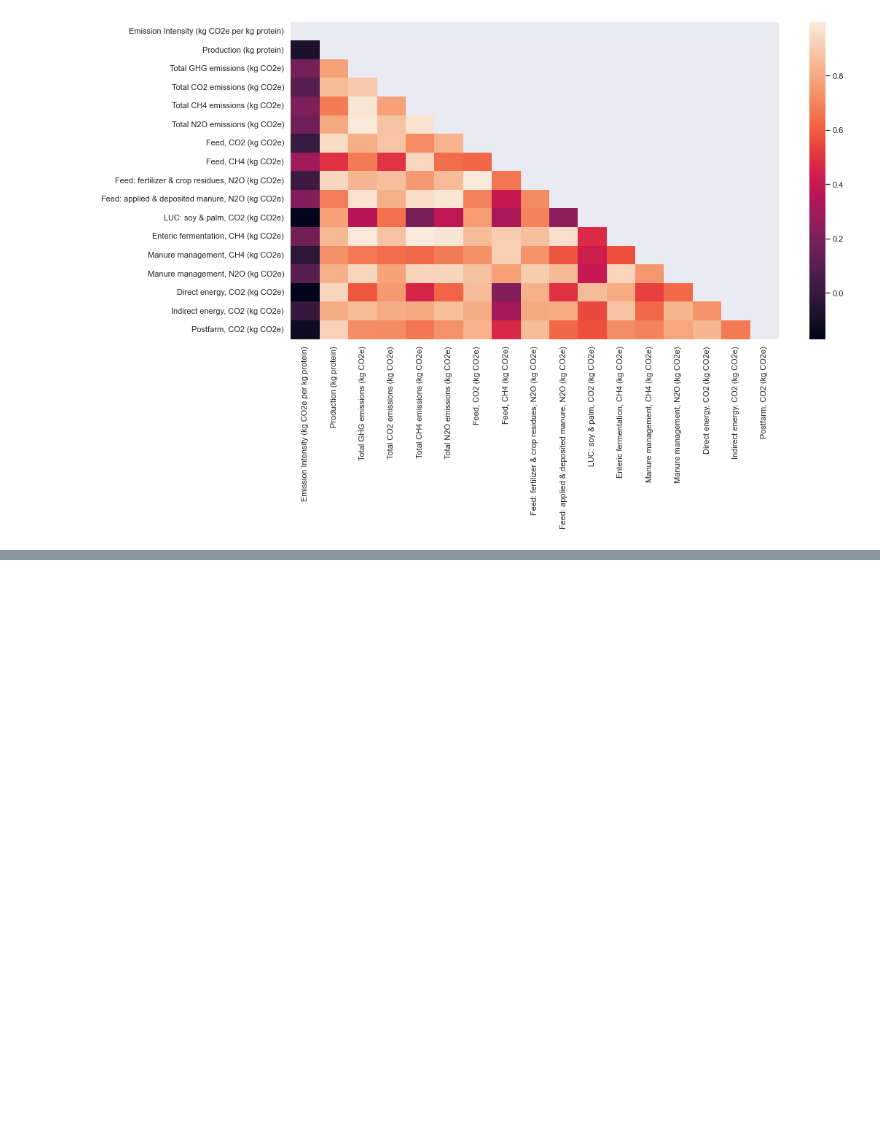
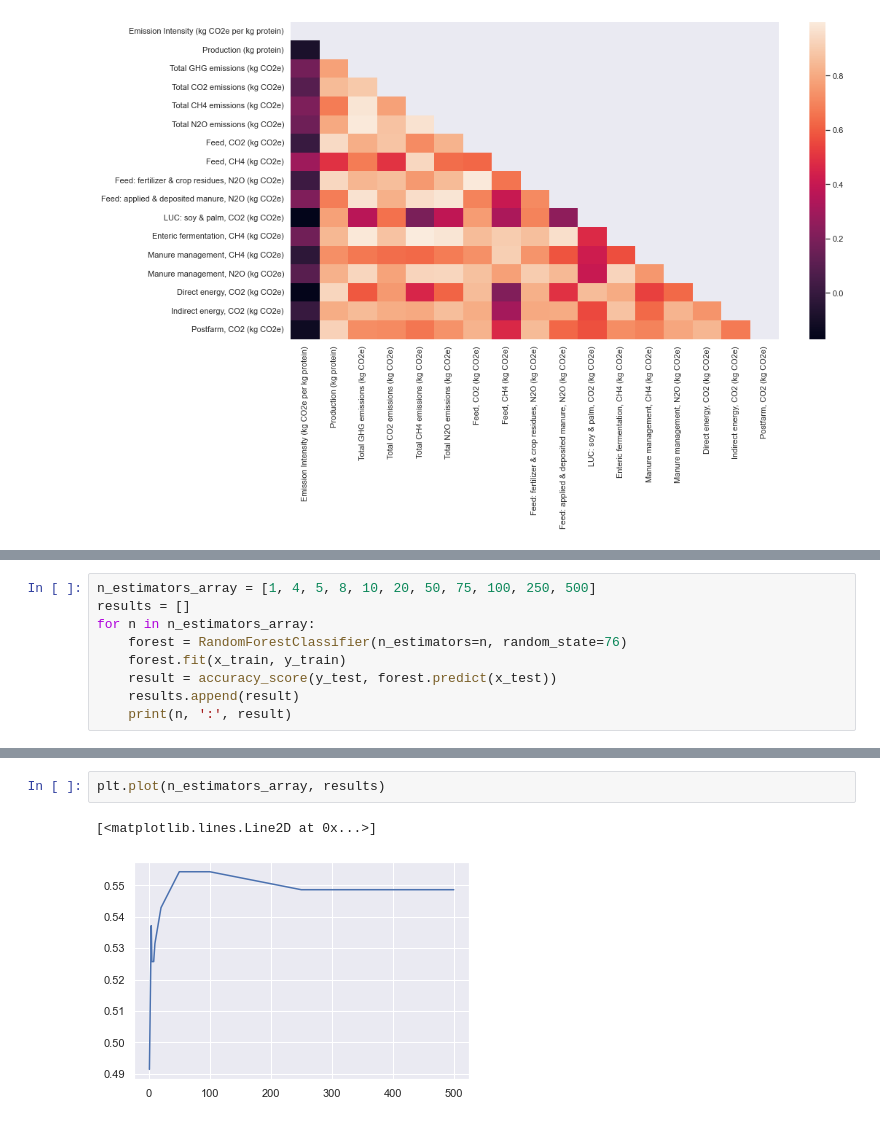
Before and after one commit to AAnthonyF/GLEAMone, a Jupyter notebook: GLEAM Mass.ipynb, the cells around one changed output, grey strips where cells are left out. Cells and saved outputs as stored; diff of their text form; blank space fills up the shorter version.

```diff
--- a/GLEAM Mass.ipynb
+++ b/GLEAM Mass.ipynb
@@ -289,0 +292,9 @@ weighted avg       0.55      0.55      0.55       175
+# %%
+n_estimators_array = [1, 4, 5, 8, 10, 20, 50, 75, 100, 250, 500]
+results = []
+for n in n_estimators_array:
+    forest = RandomForestClassifier(n_estimators=n, random_state=76)
+    forest.fit(x_train, y_train)
+    result = accuracy_score(y_test, forest.predict(x_test))
+    results.append(result)
+    print(n, ':', result)
@@ -289,0 +313,5 @@ weighted avg       0.55      0.55      0.55       175
+# %%
+plt.plot(n_estimators_array, results)
+# %% [output]
+[<matplotlib.lines.Line2D at 0x...>]
+[figure, added]
```
Also changed, not shown: parts of 26 cells of this notebook.
